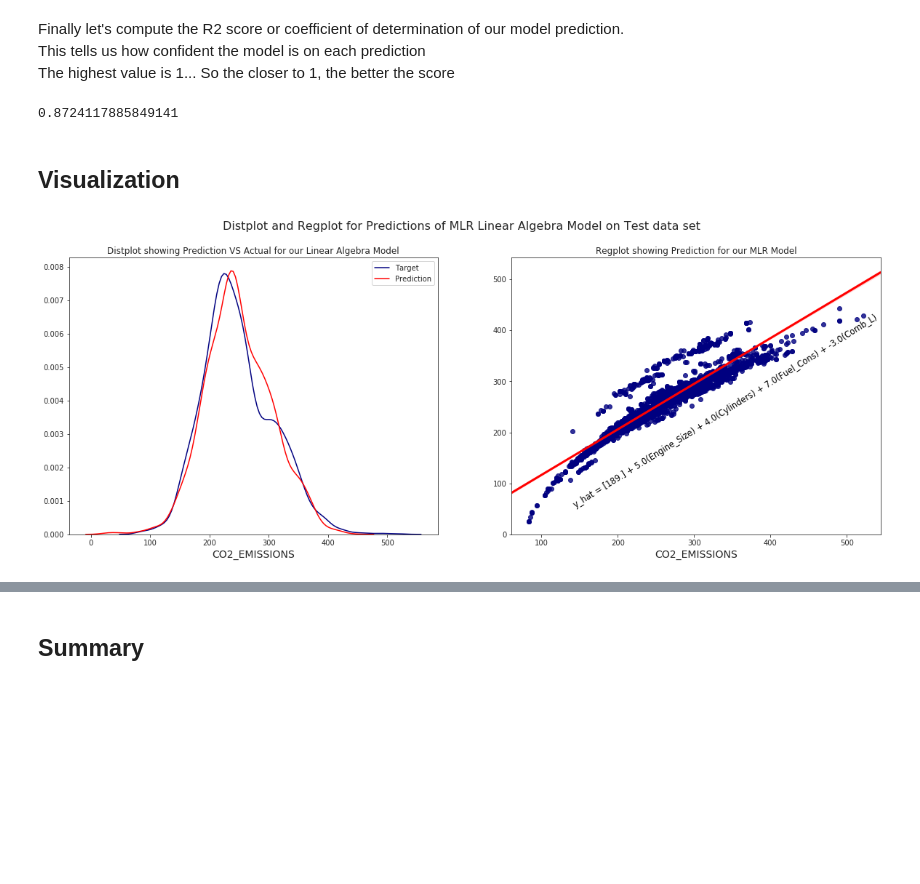
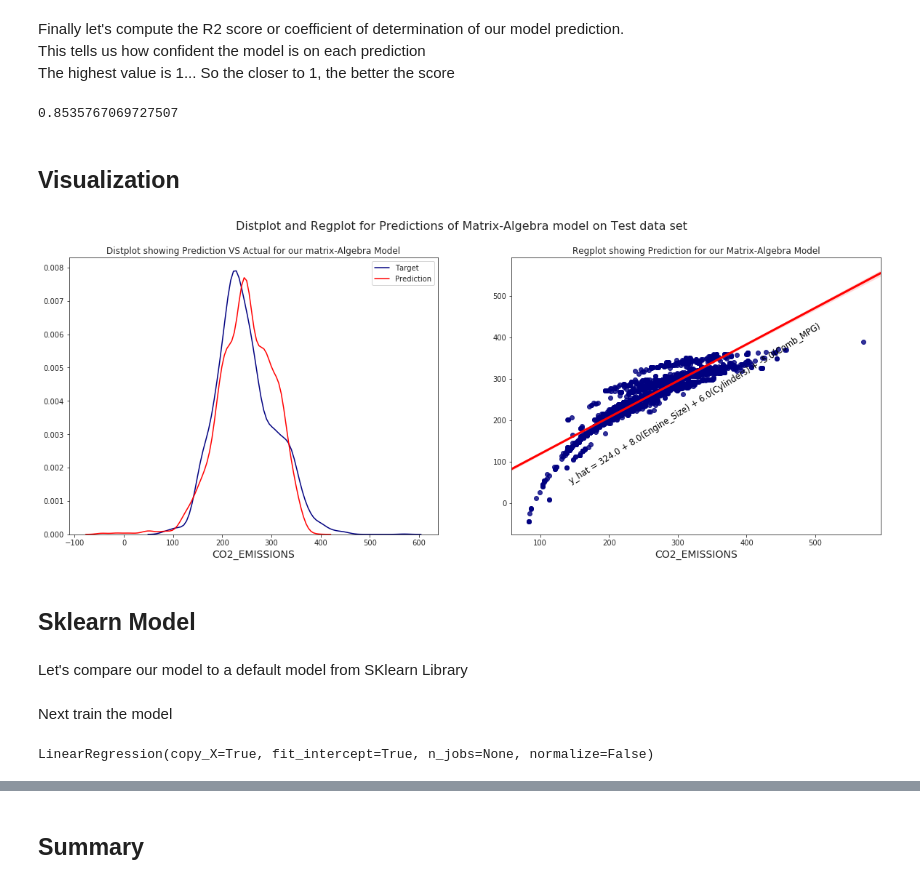
Before and after one commit to Lawrence-Krukrubo/Machine_Learning, a Jupyter notebook: coefficients_of_multiple_linear_regression.ipynb, the cells around one changed output, grey strips where cells are left out. Drawn from its saved outputs; the diff is of its cells as text; code cells hidden in the pictures; blank space fills up the shorter version.

```diff
--- a/coefficients_of_multiple_linear_regression.ipynb
+++ b/coefficients_of_multiple_linear_regression.ipynb
@@ -534,0 +486,9 @@ array([[ 1.02619623e-03, -2.95245047e-04,  7.55096093e-04, ...,
+# %%
+# Matrix b or coefficients defined as:
+b = np.matmul(X_trans_X_inv_X_trans, y)
+
+# Let's print the shape of b
+print('Shape of matrix b or coefficients is:', b.shape)
+
+# Print the values of b
+print(b)
@@ -551,19 +502,17 @@ array([[188.52046097],
 # %% [markdown]
 ### Thus our Multiple Linear Regression Model Ideal Parameters are:-
 # %%
-intercept = coefficients[0]
+intercept = b[0]
 
-b1 = coefficients[1]
+b1 = b[1]
 
-b2 = coefficients[2]
+b2 = b[2]
 
-b3 = coefficients[3]
+b3 = b[3]
 
-b4 = coefficients[4]
 
 print('Intercept or bias unit is:',intercept)
 print('b1 or slope for ENGINE_SIZE variable is:',b1)
 print('b2 or slope for CYLINDERS variable is:',b2)
-print('b3 or slope for FUEL_CONS_CITY variable is:',b3)
-print('b4 or slope for COMB_MPG variable is:',b4)
+print('b3 or slope for COMB_MPG variable is:',b3)
 # %% [output]
@@ -579,12 +527,12 @@ b4 or slope for COMB_MPG variable is: [-2.66311109]
 # %%
 def predict(x):
     """ takes a row of test data and predicts it
-    and returns only the float value of the observation"""
+    and returns the summed value of the observation"""
     x = list(x)
 
-    x = x[0]*intercept + x[1]*b1 + x[2]*b2 + x[3]*b3 + x[4]*b4
+    x = x[0]*intercept + x[1]*b1 + x[2]*b2 + x[3]*b3
 
-    return x[0]  # returns the float of value of x
+    return x
 # %% [markdown]
 Next let's convert the test data to a Data frame so we can apply the predict method on it
 # %%
@@ -603,4 +551,5 @@ Next let's apply the predict method and pass axis=1 so it's done along the colum
 Then we convert it to a numpy ID array using the .values and assign it all to y_hat.<br>
 y_hat is then our model's prediction on the out-of-sample or test data set
 # %%
-y_hat = X_eval.apply(predict, axis=1).values
+y_hat = np.ceil(X_eval.apply(predict, axis=1).values)
+y_hat
@@ -653,39 +603,43 @@ Finally let's compute the  R2  score or coefficient of determination of our mode
 This tells us how confident the model is on each prediction<br>
 The highest value is 1... So the closer to 1, the better the score
 # %%
-r2_score(y_test, y_hat)  # pass in the true values first, then the predicted values.
+matrix_r2_score = r2_score(y_test, y_hat)  # pass in the true values first, then the predicted values.
+matrix_r2_score
 # %% [output]
-0.8724117885849141
+0.8535767069727507
 # %% [markdown]
 ## Visualization
 # %%
 fig = plt.figure(figsize=(20, 7))
-plt.suptitle('Distplot and Regplot for Predictions of MLR Linear Algebra Model on Test data set', fontsize=16)
+plt.suptitle('Distplot and Regplot for Predictions of Matrix-Algebra model on Test data set', fontsize=16)
 
 ax = fig.add_subplot(121)
 ax1 = fig.add_subplot(122)
 
 # plotting the Distplot
 sns.distplot(y_test.squeeze(), hist=False, label='Target', color='navy', ax=ax)
 sns.distplot(y_hat.squeeze(), hist=False, label='Prediction', color='red', ax=ax)
 ax.set_xlabel('CO2_EMISSIONS', fontsize=14)
-ax.set_title('Distplot showing Prediction VS Actual for our Linear Algebra Model')
+ax.set_title('Distplot showing Prediction VS Actual for our matrix-Algebra Model')
 
 # plotting the Regplot
 sns.regplot(y_test.squeeze(), y_hat, scatter_kws={"color": "navy"}, line_kws={"color": "red" ,'linewidth':3}, ax=ax1)
-ax1.annotate('y_hat = {} + {}(Engine_Size) + {}(Cylinders) + {}(Fuel_Cons) + {}(Comb_L)'.format(np.round(intercept),
-                                                             np.round(b1[0]),
-                                                             np.round(b2[0]),
-                                                             np.round(b3[0]),
-                                                             np.round(b4[0])),
+ax1.annotate('y_hat = {} + {}(Engine_Size) + {}(Cylinders) + {}(Comb_MPG)'.format(np.round(intercept),
+                                                             np.round(b1),
+                                                             np.round(b2),
+                                                             np.round(b3)),
                                                              xy=(140,420),
                                                              rotation=32,
                                                              fontsize=11.5, color='black')
 ax1.set_xlabel('CO2_EMISSIONS', fontsize=14)
-ax1.set_title('Regplot showing Prediction for our MLR Model')
+ax1.set_title('Regplot showing Prediction for our Matrix-Algebra Model')
 
 
 
 plt.show()
 # %% [output]
-[figure, old version]
+[figure, new version]
+# %% [markdown]
+## Sklearn Model
+# %% [markdown]
+Let's compare our model to a default model from SKlearn Library
@@ -691,0 +652,6 @@ plt.show()
+# %% [markdown]
+Next train the model
+# %%
+model.fit(X,y)
+# %% [output]
+LinearRegression(copy_X=True, fit_intercept=True, n_jobs=None, normalize=False)
```
Also changed, not shown: parts of 75 cells of this notebook.
